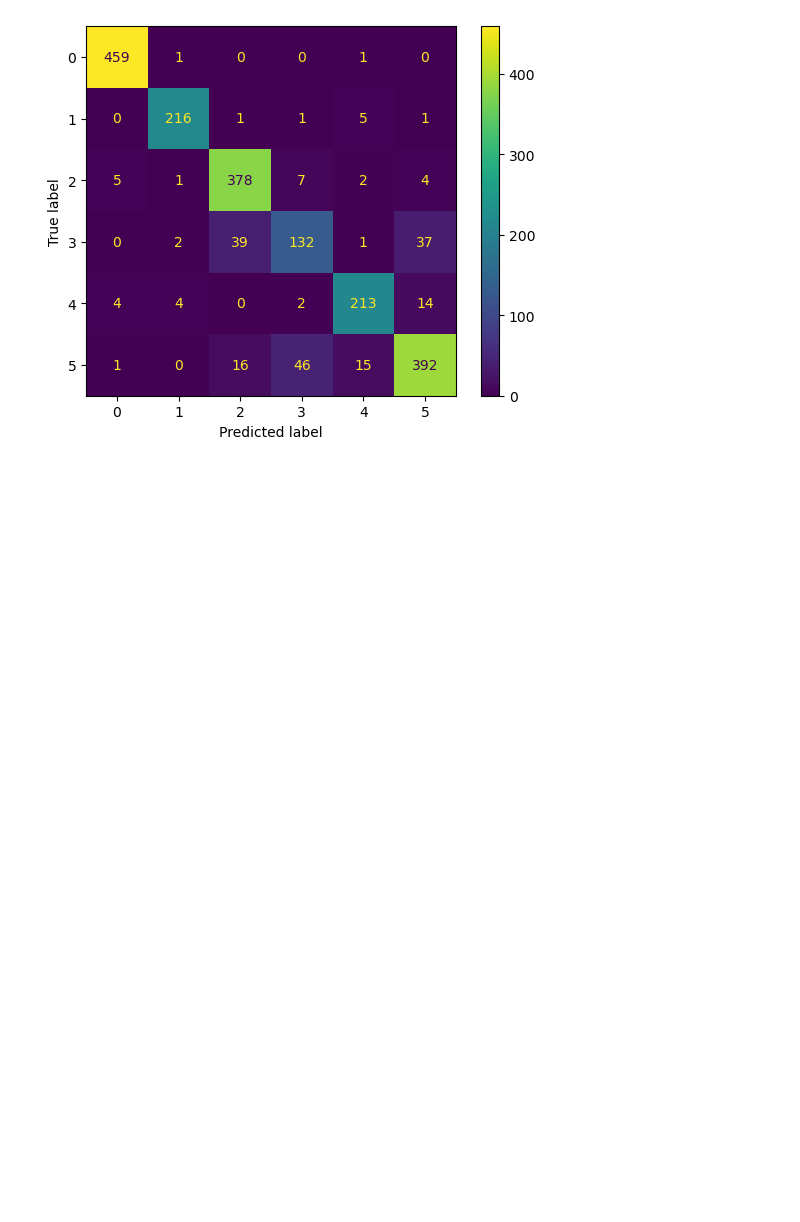
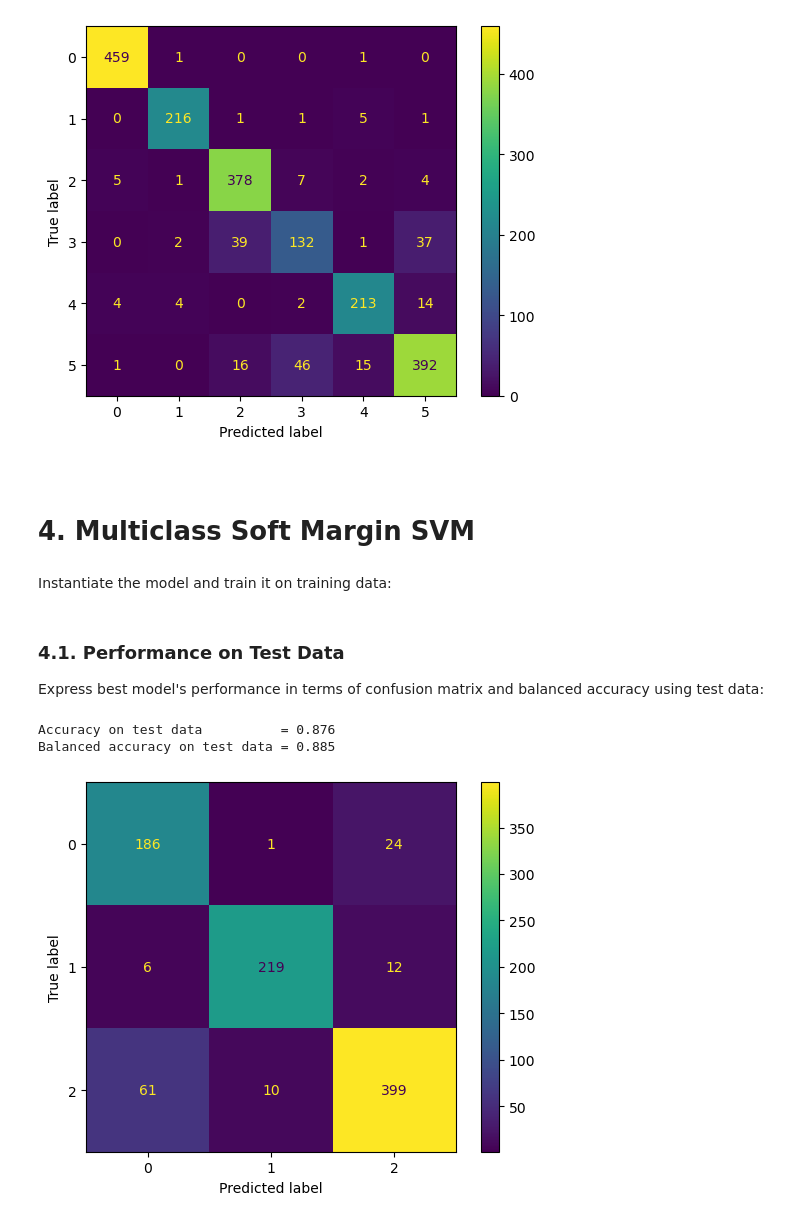
Before and after one commit to alibababeig/soft-svm, a Jupyter notebook: svm.ipynb, the cells around one changed output. Cells and saved outputs as stored; diff of their text form; code cells hidden in the pictures; blank space fills up the shorter version.

Commit message:
added multiclass svm + code cleaning

```diff
--- a/svm.ipynb
+++ b/svm.ipynb
@@ -20,14 +20,19 @@ X_test = np.asarray(X_test.todense())
 # %% [markdown]
 Only keep data points that belong to class 4 or 6:
 # %%
-def seperate_dataset(X, y):
-    X_new = X[(y == 4) | (y == 6)]
-    y_new = y[(y == 4) | (y == 6)]
-    y_new[y_new == 4] = -1
-    y_new[y_new == 6] = 1
+def filter_dataset(X, y, labels, new_labels=None):
+    X_new = X[np.in1d(y, labels)]
+    y_new = y[np.in1d(y, labels)]
+    if new_labels:
+        for old, new in zip(labels, new_labels):
+            y_new[y_new == old] = new
     return X_new, y_new
 
-X_train, y_train = seperate_dataset(X_train, y_train)
-X_val, y_val = seperate_dataset(X_val, y_val)
-X_test, y_test = seperate_dataset(X_test, y_test)
+
+X_train, y_train = filter_dataset(
+    X_train, y_train, labels=(4, 6), new_labels=(-1, 1))
+X_val, y_val = filter_dataset(
+    X_val, y_val, labels=(4, 6), new_labels=(-1, 1))
+X_test, y_test = filter_dataset(
+    X_test, y_test, labels=(4, 6), new_labels=(-1, 1))
 # %% [markdown]
@@ -301,3 +308,7 @@ plt.show()
 Accuracy on test data          = 0.895
 Balanced accuracy on test data = 0.878
 [figure]
+# %% [markdown]
+<br>
+
+# 4. Multiclass Soft Margin SVM
@@ -303,0 +350,31 @@ Balanced accuracy on test data = 0.878
+# %% [markdown]
+Instantiate the model and train it on training data:
+# %%
+X_train = np.asarray(X_train.todense())
+X_test = np.asarray(X_test.todense())
+
+X_train, y_train = filter_dataset(
+    X_train, y_train, labels=(4, 5, 6), new_labels=(1, 2, 3))
+X_test, y_test = filter_dataset(
+    X_test, y_test, labels=(4, 5, 6), new_labels=(1, 2, 3))
+
+model = SoftSVM_RBF_3Class(C=1, sigma=0.5)
+model.fit(X_train, y_train)
+# %% [markdown]
+### 4.1. Performance on Test Data
+Express best model's performance in terms of confusion matrix and balanced accuracy using test data:
+# %%
+y_pred = model.predict(X_test)
+
+acc = sklearn.metrics.accuracy_score(y_test, y_pred)
+bacc = sklearn.metrics.balanced_accuracy_score(y_test, y_pred)
+print(f'Accuracy on test data          = {acc:.3f}')
+print(f'Balanced accuracy on test data = {bacc:.3f}')
+
+cm = sklearn.metrics.confusion_matrix(y_test, y_pred)
+sklearn.metrics.ConfusionMatrixDisplay(confusion_matrix=cm).plot()
+plt.show()
+# %% [output]
+Accuracy on test data          = 0.876
+Balanced accuracy on test data = 0.885
+[figure, added]
```
Also changed, not shown: parts of 2 cells of this notebook.
